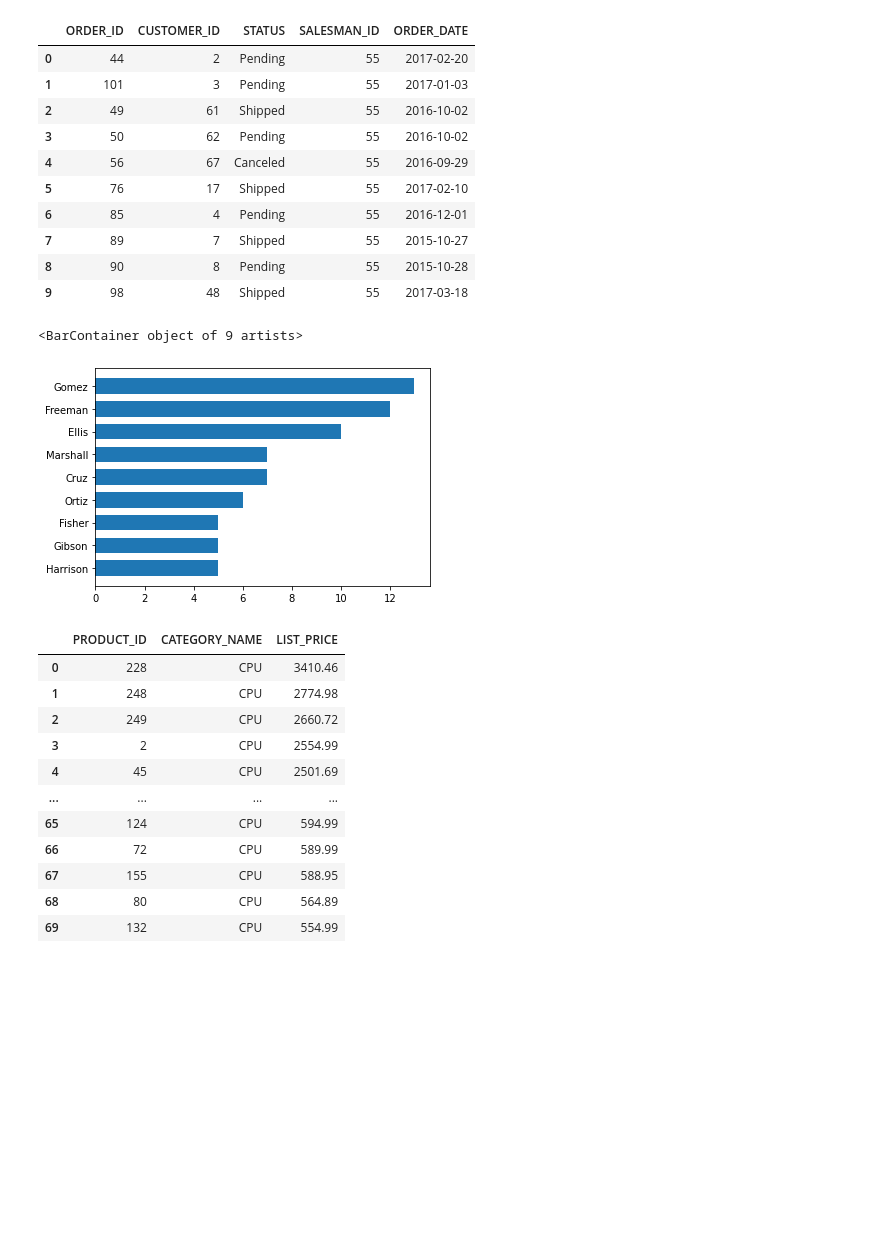
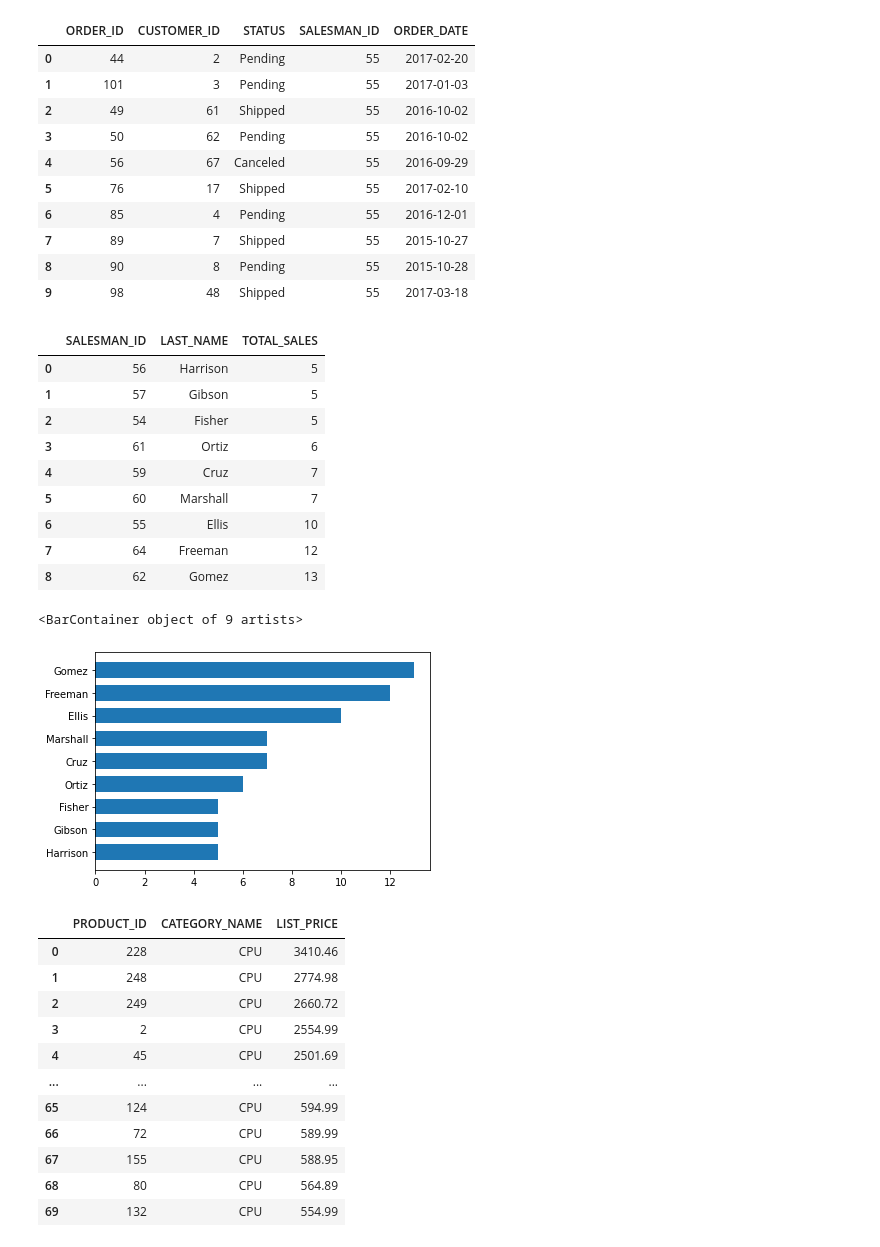
Before and after one commit to felipesveiga/Oracle-1, a Jupyter notebook: oracle.ipynb, the cells around one changed output. Cells and saved outputs as stored; diff of their text form; code cells hidden in the pictures; blank space fills up the shorter version.

```diff
--- a/oracle.ipynb
+++ b/oracle.ipynb
@@ -401,17 +384,28 @@ pd.read_sql(query, connection)
 | 9 | 98 | 48 | Shipped | 55 | 2017-03-18 |
 # %%
 import matplotlib.pyplot as plt
-query = ''' SELECT O.SALESMAN_ID, E.LAST_NAME, COUNT(O.ORDER_ID) TOTAL_SALES
+query = ''' SELECT E.LAST_NAME, COUNT(O.ORDER_ID) TOTAL_SALES
             FROM ORDERS O, EMPLOYEES E
             WHERE O.SALESMAN_ID = E.EMPLOYEE_ID
             GROUP BY O.SALESMAN_ID, E.LAST_NAME
             ORDER BY TOTAL_SALES ASC
             '''
 salesman = pd.read_sql(query, connection)
+display(salesman)
 y = salesman['LAST_NAME']
 x = salesman['TOTAL_SALES']
 plt.barh(y,x, height = 0.68)
 # %% [output]
+|  | SALESMAN_ID | LAST_NAME | TOTAL_SALES |
+| 0 | 56 | Harrison | 5 |
+| 1 | 57 | Gibson | 5 |
+| 2 | 54 | Fisher | 5 |
+| 3 | 61 | Ortiz | 6 |
+| 4 | 59 | Cruz | 7 |
+| 5 | 60 | Marshall | 7 |
+| 6 | 55 | Ellis | 10 |
+| 7 | 64 | Freeman | 12 |
+| 8 | 62 | Gomez | 13 |
 <BarContainer object of 9 artists>
 [figure]
 # %%
```
Also changed, not shown: parts of 1 cell of this notebook, 2 other files.
